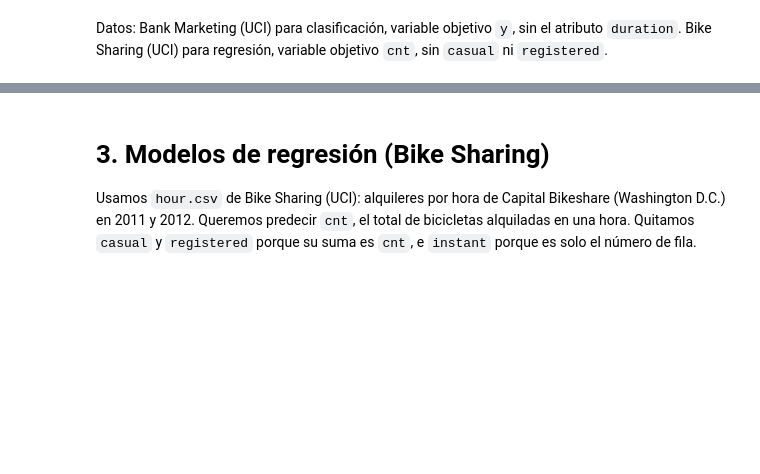
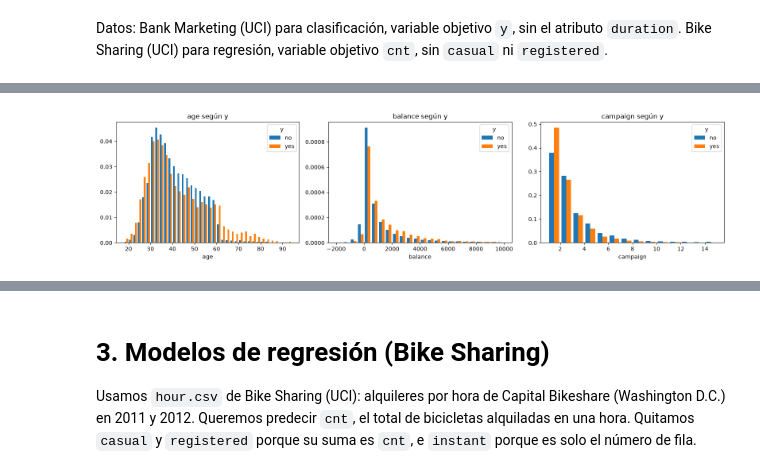
Before and after one commit to eliasdlc/BI-Practia2, a Jupyter notebook: Practica_2_Modelos_Predictivos.ipynb, the cells around one changed output, grey strips where cells are left out. Cells and saved outputs as stored; diff of their text form; code cells hidden in the pictures; blank space fills up the shorter version.

```diff
--- a/Practica_2_Modelos_Predictivos.ipynb
+++ b/Practica_2_Modelos_Predictivos.ipynb
@@ -39,0 +12,17 @@ Datos: Bank Marketing (UCI) para clasificación, variable objetivo `y`, sin el a
+# %%
+import numpy as np
+import pandas as pd
+import matplotlib.pyplot as plt
+from sklearn.model_selection import train_test_split, StratifiedKFold, cross_validate
+from sklearn.preprocessing import StandardScaler
+from sklearn.compose import ColumnTransformer
+from sklearn.pipeline import Pipeline
+from sklearn.naive_bayes import GaussianNB
+from sklearn.tree import DecisionTreeClassifier
+from sklearn.metrics import (accuracy_score, precision_score, recall_score, f1_score,
+                             confusion_matrix, ConfusionMatrixDisplay, classification_report)
+
+bank = pd.read_csv('data/bank-full.csv', sep=';')
+bike = pd.read_csv('data/hour.csv')
+print('Bank Marketing:', bank.shape)
+print('Bike Sharing:  ', bike.shape)
@@ -39,0 +128,6 @@ Datos: Bank Marketing (UCI) para clasificación, variable objetivo `y`, sin el a
+# %%
+num_bank = ['age', 'balance', 'day', 'campaign', 'pdays', 'previous']
+cat_bank = ['job', 'marital', 'education', 'default', 'housing', 'loan', 'contact', 'month', 'poutcome']
+
+bank = bank.drop(columns=['duration'])
+bank[num_bank].describe().round(2)
@@ -39,0 +158,14 @@ Datos: Bank Marketing (UCI) para clasificación, variable objetivo `y`, sin el a
+# %%
+fig, axes = plt.subplots(1, 3, figsize=(16, 4))
+# balance y campaign se recortan para que la cola larga no aplaste el gráfico
+rangos = {'age': np.arange(18, 96, 2), 'balance': np.arange(-2000, 10001, 500), 'campaign': np.arange(1, 16)}
+for ax, (col, bins) in zip(axes, rangos.items()):
+    ax.hist([bank.loc[bank['y'] == 'no', col], bank.loc[bank['y'] == 'yes', col]],
+            bins=bins, density=True, label=['no', 'yes'])
+    ax.set_title(f'{col} según y')
+    ax.set_xlabel(col)
+    ax.legend(title='y')
+plt.tight_layout()
+plt.show()
+# %% [output]
+[figure, added]
```
Also changed, not shown: parts of 64 cells of this notebook, 4 other files.
